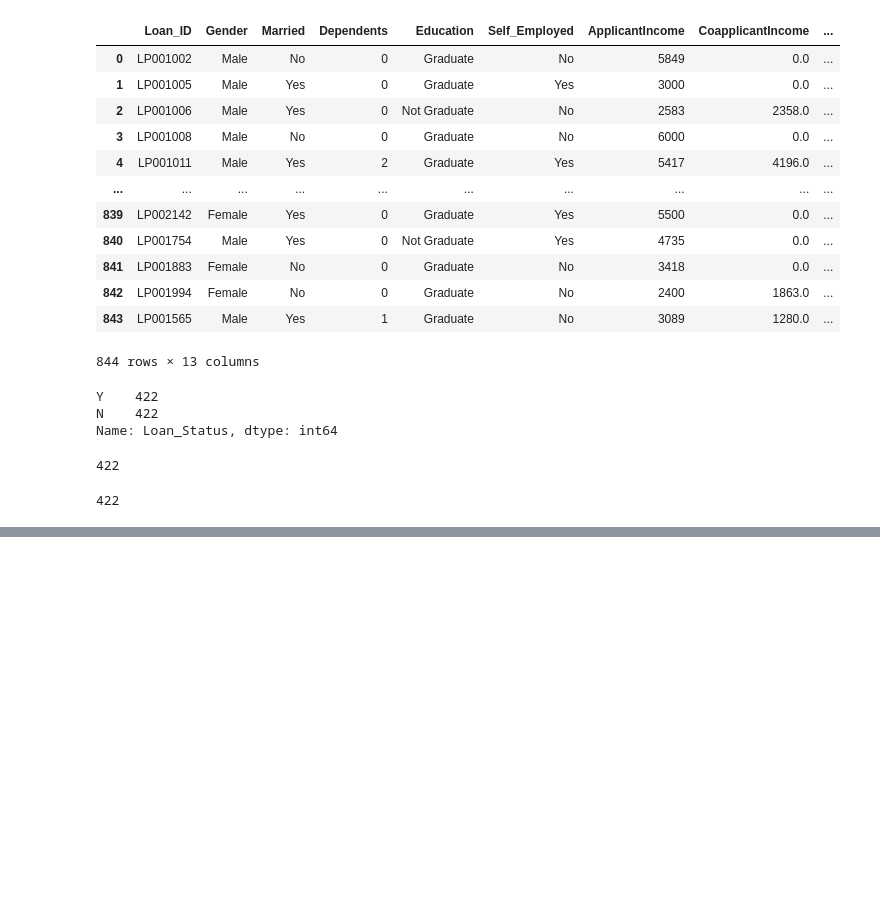
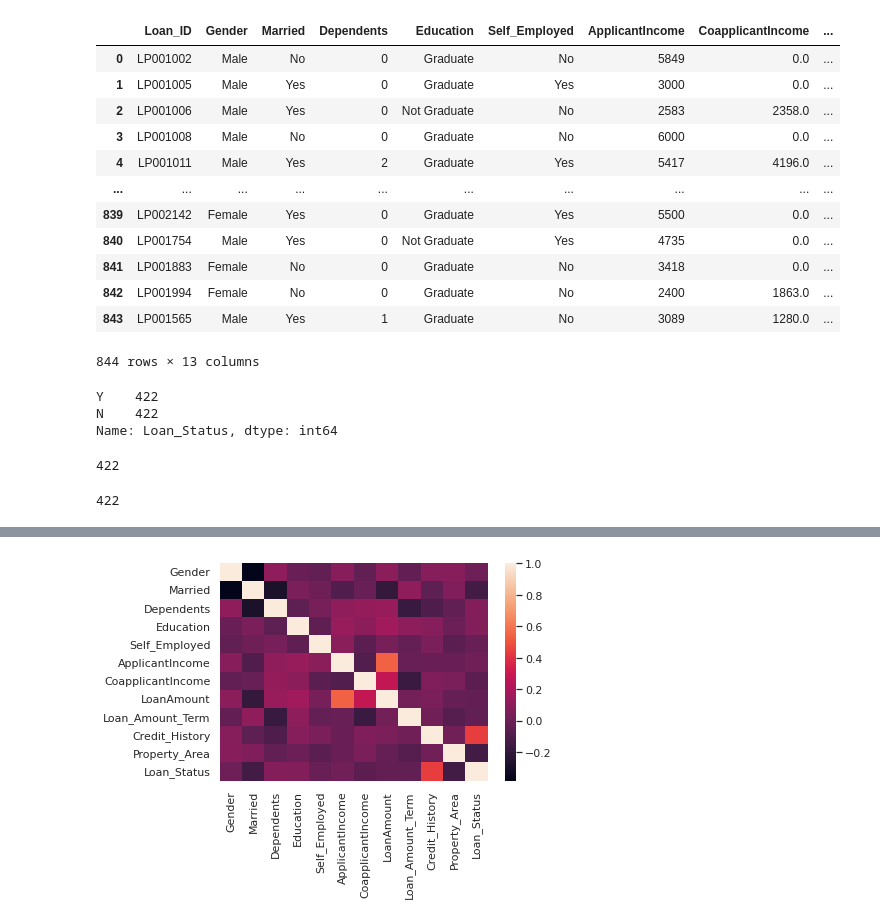
Before and after one commit to ahmadfariz23/Loan-Prediction, a Jupyter notebook: Data_Analisis.ipynb, the cells around one changed output, grey strips where cells are left out. Drawn from its saved outputs; the diff is of its cells as text; code cells hidden in the pictures; blank space fills up the shorter version.

```diff
--- a/Data_Analisis.ipynb
+++ b/Data_Analisis.ipynb
@@ -45,0 +207,4 @@ count_class_N
+# %%
+sns.heatmap(data_test_over.corr());
+# %% [output]
+[figure, added]
```
Also changed, not shown: parts of 18 cells of this notebook.
